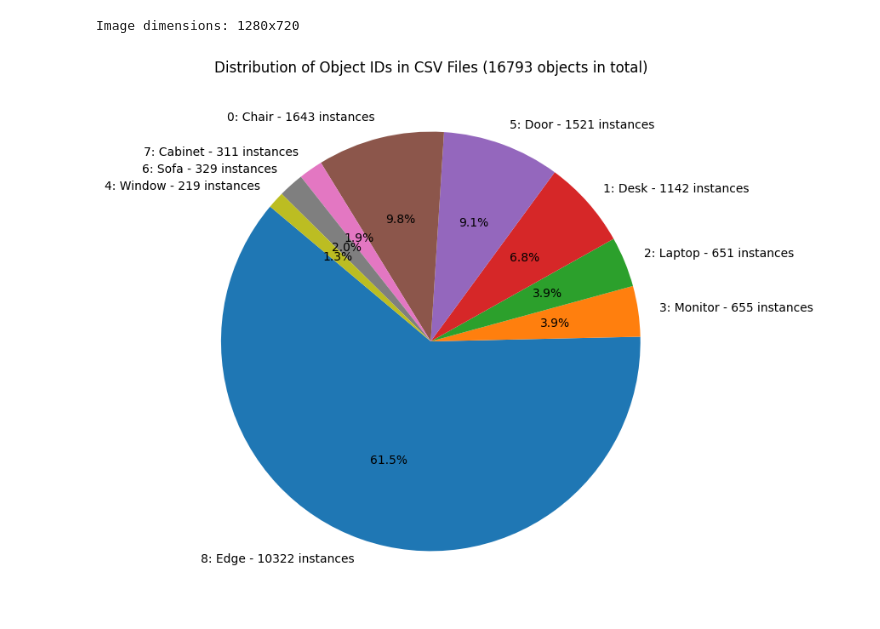
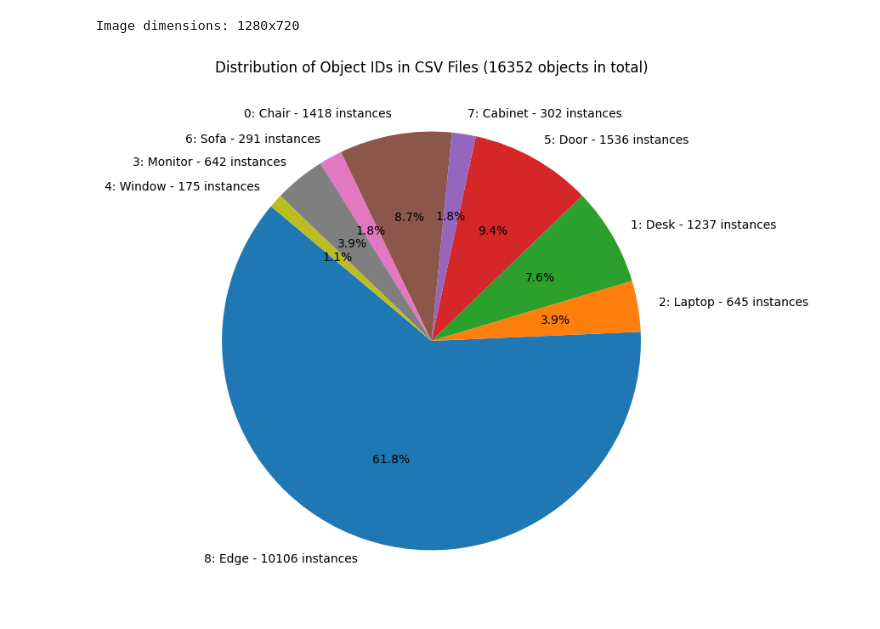
Before and after one commit to sarpermelikertekin/mt-3d-environments-from-video, a Jupyter notebook: Dataset Generation/dataset_validator.ipynb, the cells around one changed output. Cells and saved outputs as stored; diff of their text form; code cells hidden in the pictures.

```diff
--- a/Dataset Generation/dataset_validator.ipynb
+++ b/Dataset Generation/dataset_validator.ipynb
@@ -90,7 +90,7 @@ import pandas as pd
 import matplotlib.pyplot as plt
 
 # Path to the directory containing the CSV files
-directory_path = r'C:\Users\sakar\OneDrive\mt-datas\synthetic_data\5_objects_and_edges\2d_data'
+directory_path = r'C:\Users\sakar\OneDrive\mt-datas\synthetic_data\8_correct_relative\2d_data'
 
 # Initialize a dictionary to count occurrences of each ID
 id_counts = {}
@@ -117,31 +117,31 @@ for filename in os.listdir(directory_path):
         # Read the CSV file, skip if empty
         try:
             data = pd.read_csv(file_path)
             if data.empty:
                 continue  # Skip if the CSV is empty
         except pd.errors.EmptyDataError:
             continue  # Skip if file is empty or has no data
 
         # Count occurrences of each ID in the 0th column
         for id_value in data.iloc[:, 0]:
             if id_value in id_counts:
                 id_counts[id_value] += 1
             else:
                 id_counts[id_value] = 1
 
 # Calculate the total number of objects
 total_objects = sum(id_counts.values())
 
 # Create labels for each ID with the format: "ID: Name - X instances"
 labels = [
     f"{id_value}: {id_to_name.get(id_value, 'Unknown')} - {count} instances"
     for id_value, count in id_counts.items()
 ]
 
 # Plot a pie chart of the ID counts with the custom labels
 plt.figure(figsize=(10, 8))
 plt.pie(id_counts.values(), labels=labels, autopct='%1.1f%%', startangle=140)
 plt.title(f'Distribution of Object IDs in CSV Files ({total_objects} objects in total)')
 plt.show()
 # %% [output]
-[figure, old version]
+[figure, new version]
```
Also changed, not shown: 1 other file.
